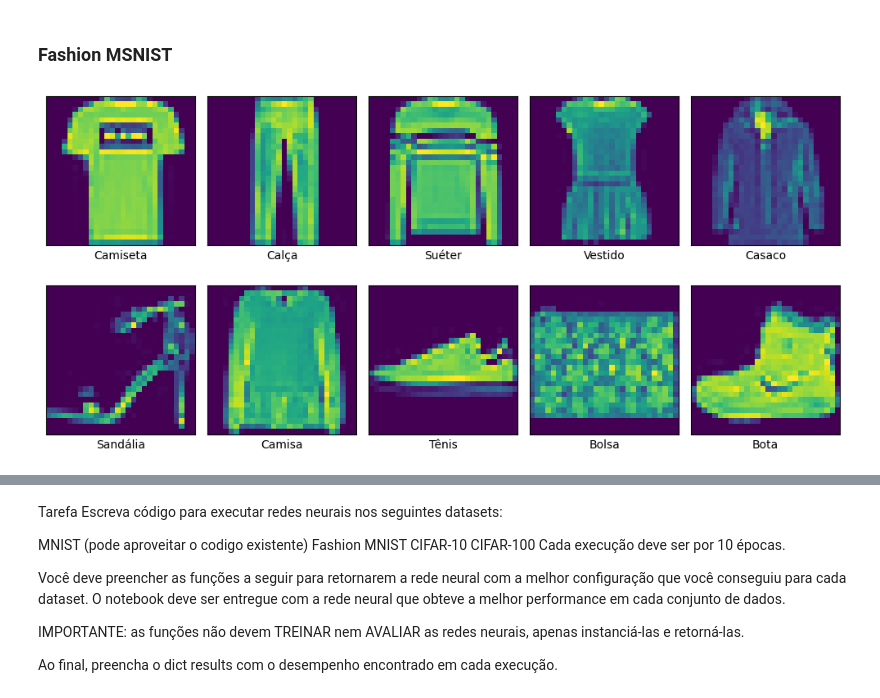
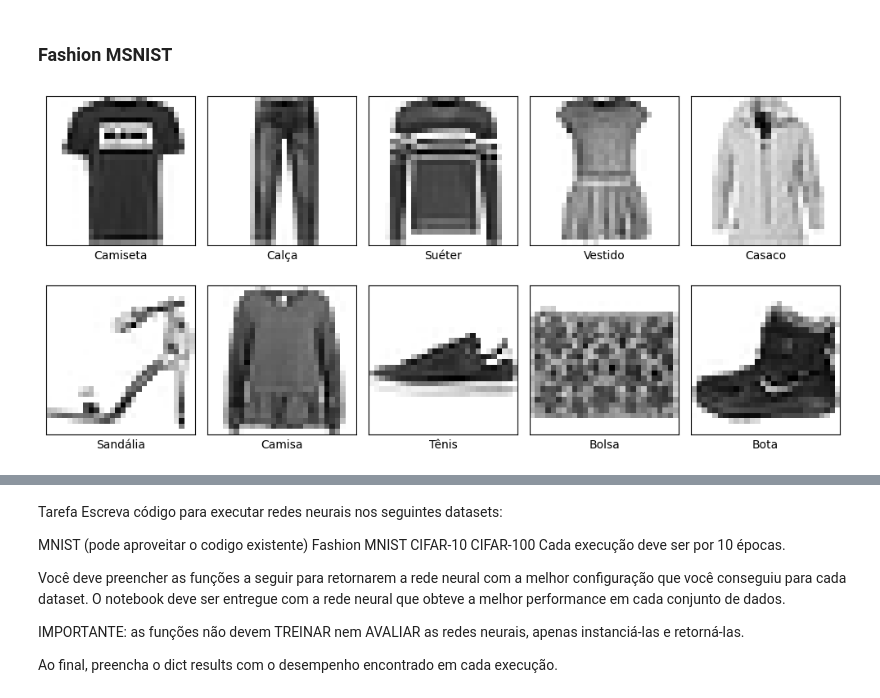
Before and after one commit to minguell/PracticalAI-Labs, a Jupyter notebook: T1/Trabalho_redes_neurais.ipynb, the cells around one changed output, grey strips where cells are left out. Drawn from its saved outputs; the diff is of its cells as text; code cells hidden in the pictures.

Commit message:
chore: Fashion MNIST images correct color channel

```diff
--- a/T1/Trabalho_redes_neurais.ipynb
+++ b/T1/Trabalho_redes_neurais.ipynb
@@ -258,26 +258,26 @@ fashion_mnist = keras.datasets.fashion_mnist
 # %%
 # Defina as classes do Fashion MNIST
 class_names = ['Camiseta', 'Calça', 'Suéter', 'Vestido', 'Casaco',
                'Sandália', 'Camisa', 'Tênis', 'Bolsa', 'Bota']
 
 # Mostre uma imagem de cada classe
 class_to_image = {}
 for i in range(10):
     index = (train_labels == i).nonzero()[0][0]
     class_to_image[i] = train_images[index]
 
 plt.figure(figsize=(10, 5))
 for i in range(10):
     plt.subplot(2, 5, i + 1)
     plt.xticks([])
     plt.yticks([])
-    plt.imshow(class_to_image[i])
+    plt.imshow(class_to_image[i], cmap=plt.cm.binary)
     plt.xlabel(class_names[i])
 
 plt.tight_layout()
 plt.show()
 # %% [output]
-[figure, old version]
+[figure, new version]
 # %%
 # Converter para codificação one-hot dos labels
 train_labels = tf.keras.utils.to_categorical(train_labels, num_classes=num_classes)
```
Also changed, not shown: parts of 2 cells of this notebook.
